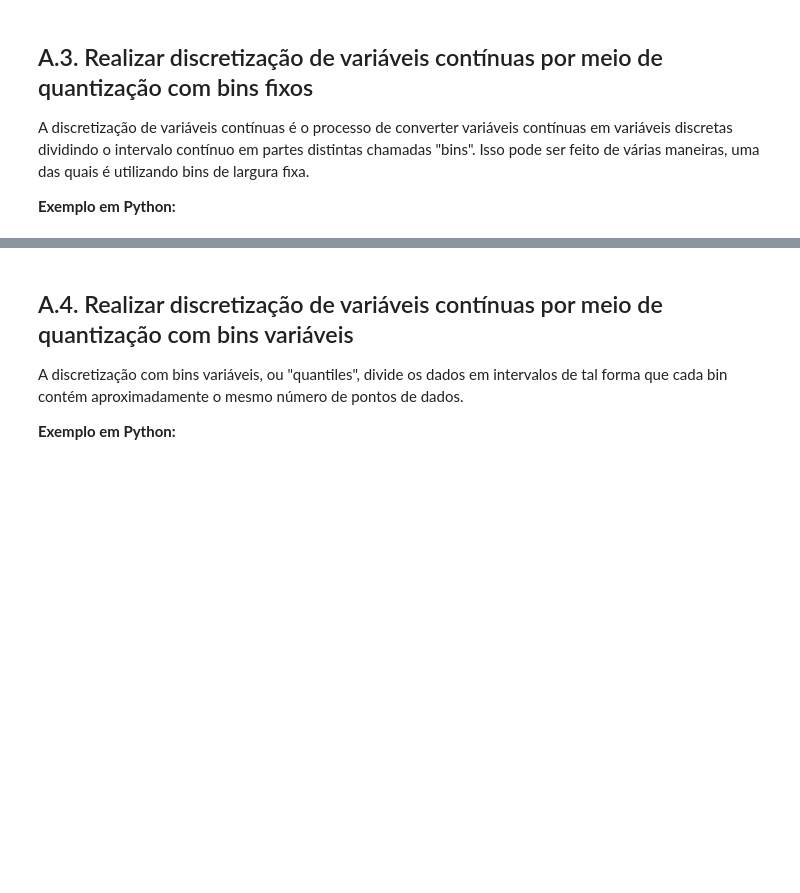
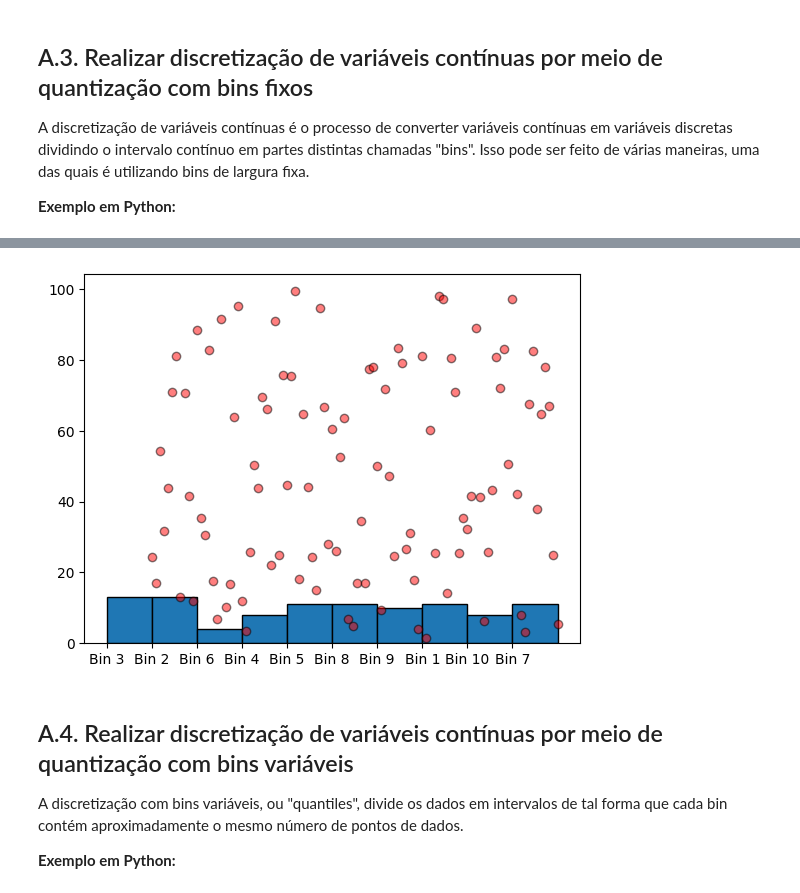
Before and after one commit to dacioms/DacioFeature3_24, a Jupyter notebook: 2_ValoresNumericos.ipynb, the cells around one changed output, grey strips where cells are left out. Saved outputs shown, nothing was run; the diff lists cells and outputs as text; code cells hidden in the pictures; blank space fills up the shorter version.

```diff
--- a/2_ValoresNumericos.ipynb
+++ b/2_ValoresNumericos.ipynb
@@ -61,5 +61,14 @@ print(dados_discretizados)
 Length: 100
 Categories (10, object): ['Bin 1' < 'Bin 2' < 'Bin 3' < 'Bin 4' ... 'Bin 7' < 'Bin 8' < 'Bin 9' < 'Bin 10']
+# %%
+import matplotlib.pyplot as plt
+
+bins =np.linspace(0,10,11)
+plt.hist(dados_discretizados, bins=bins, edgecolor='k')
+plt.scatter(np.linspace(1,10,100), dados, alpha=0.5, c='red', edgecolors='k')
+plt.show()
+# %% [output]
+[figure, added]
 # %% [markdown]
 ## A.4. Realizar discretização de variáveis contínuas por meio de quantização com bins variáveis
 
```
Also changed, not shown: parts of 2 cells of this notebook.
